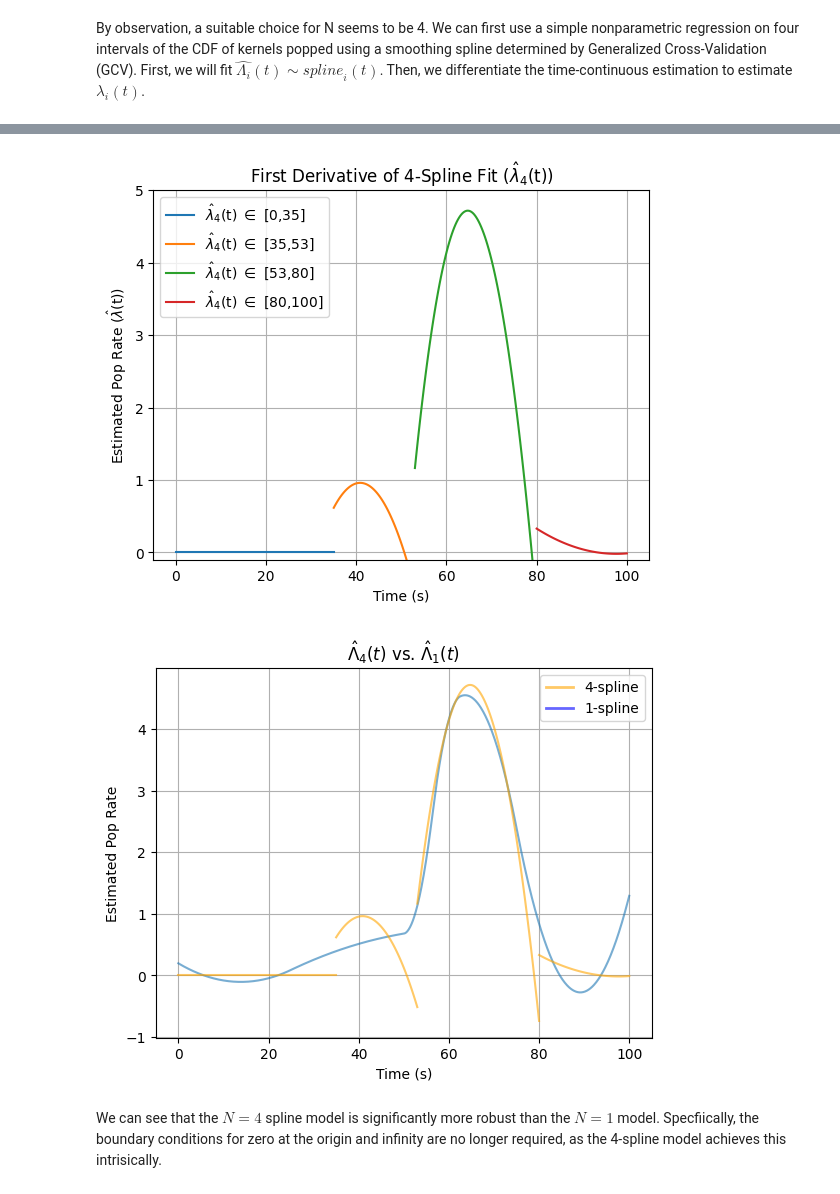
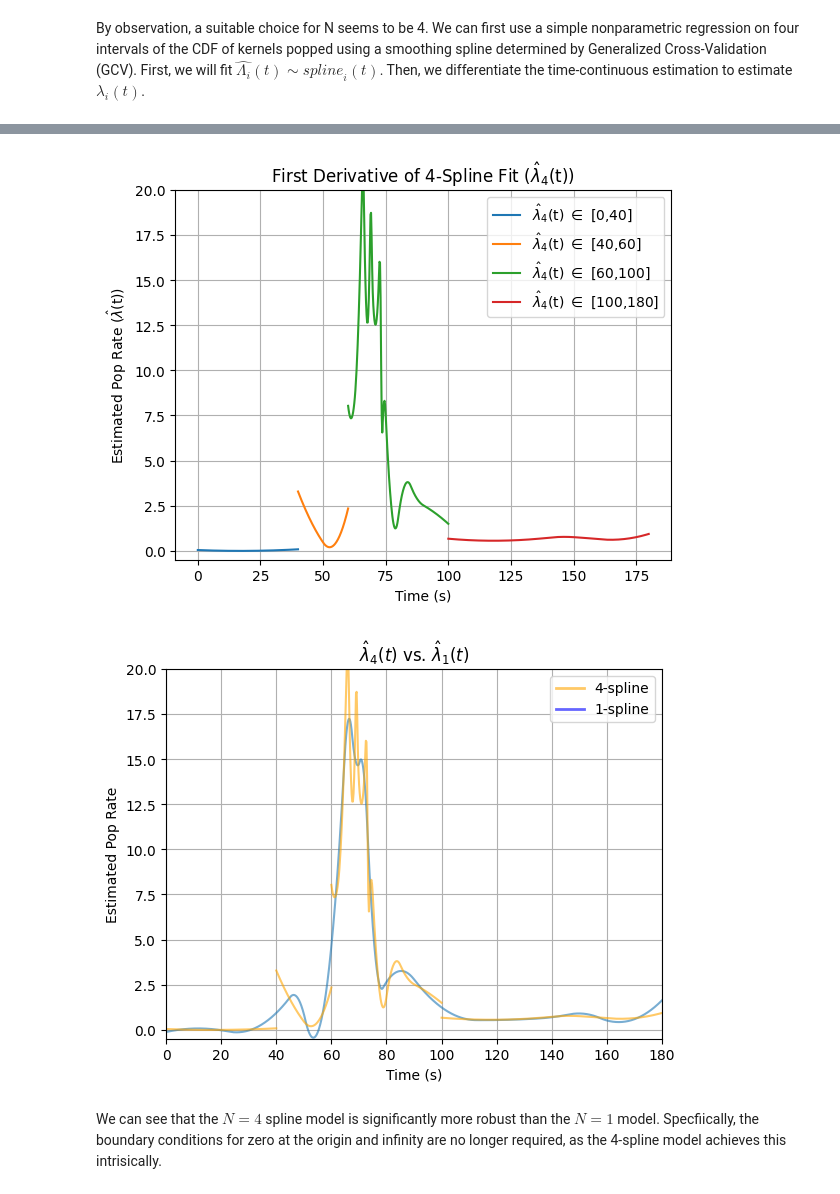
Before and after one commit to siddhantamberkar/popcorn, a Jupyter notebook: poisson-pops.ipynb, the cells around one changed output, grey strips where cells are left out. Cells and saved outputs as stored; diff of their text form; code cells hidden in the pictures.

Commit message:
hyperparameter-tuned spline fit

```diff
--- a/poisson-pops.ipynb
+++ b/poisson-pops.ipynb
@@ -34,17 +37,26 @@ plt.show
 # %%
 inter_pop = np.diff(pop_times) # interpopping waiting times
 np.max(pop_times)
-time = np.arange(0,100.1,0.1)
-pops = []
+time = np.arange(0,180.01,0.01)
+pops = [] # cumulative popped kernels
 count = 0
-
+resid = [] # residual unpopped kernels
+n = len(pop_times) # initial unpopped kernels
 # Cumulative Distribution Function (CDF) of Popped Kernels
 for t in time:
     s = sum(pops)
-    if np.any(np.isclose(pop_times,t, atol = 0.05)):
+    if np.any(np.isclose(pop_times,t, atol = 0.005)):
         count += 1
         pops.append(count)
     else:
         pops.append(count)
+
+# Residual Distribution Function of Unpopped Kernels
+for t in time:
+    if np.any(np.isclose(pop_times,t,atol = 0.005)):
+        n -= 1
+        resid.append(n)
+    else:
+        resid.append(n)
 # %%
 ## Discrete Cumulutive Disitrubtion Function (CDF) of Popped Kernels
@@ -78,14 +101,15 @@ $$
 Note that we cannot say that $X(t)$ is simply distributed as Poisson with rate $\lambda(t)$ but require the nuance of the cumulative intensity function, $\Lambda(t)$.
 # %%
 ## Discrete Cumulutive Disitrubtion Function (CDF) of Popped Kernels with Shading
-shaded_regions = [(0, 35),(35.3, 53),(53.4, 80),(80.3, 100)]
+shaded_regions = [(0, 40),(40.3, 60),(60.3, 100),(100.3, 180)]
 colors = ['#4a90e2', '#357ABD', '#2a5d9f', '#1e3f7d']
 for (start, end), color in zip(shaded_regions, colors):
     plt.axvspan(start, end, color=color, alpha=0.3)
 
-plt.scatter(time,pops, s = 20, color = "black")
+plt.scatter(time,pops, s = 5, color = "black")
 plt.xlabel("Time (s)")
 plt.ylabel("CKP(t)")
+plt.xlim(0,180)
 plt.title("Cumulative Kernels Popped Over Time with Phase Regions")
 plt.tight_layout()
 plt.show()
@@ -136,7 +162,7 @@ plt.show()
 # %%
 # non-parametric regression on cumulative counts using four smoothing splines
 # by observation, we select these four phase regions
-regions = [(0, 35),(35, 53),(53, 80),(80, 100)]
+regions = [(0, 40),(40, 60),(60, 100),(100, 180)]
 pops = np.array(pops) # doesnt require forced (0,0) condition since it's already more robust
 splines = []
 for (start, end) in regions:
@@ -145,15 +171,15 @@ for (start, end) in regions:
     splines.append((spline4, start, end))
 
 for spline, start, end in splines:
-    t_region = np.linspace(start, end, 100)
+    t_region = np.linspace(start, end, 180)
     plt.plot(t_region, spline(t_region), label=rf"$\hat{{\lambda}}_{4}$(t) $\in$ [{start},{end}]", linewidth = 2.5, alpha = 0.6)
 
 # Fit spline
-spline = UnivariateSpline(x, y, w=w)
 plt.plot(time, pops, color='k', alpha = 0.5, label = 'Observed')
 plt.title(r"$\hat{{\Lambda}}_{4}(t)$ vs. $\Lambda(t)$")
 plt.ylabel("Cumulative Kernels Popped")
 plt.xlabel("Time (s)")
+plt.xlim(0,180)
 plt.legend()
 plt.grid(True)
 plt.show()
@@ -164,7 +190,7 @@ plt.show()
 lambdas = [(spline4.derivative(), start, end) for spline4, start, end in splines]
 
 for deriv_spline, start, end in lambdas:
-    t_region = np.linspace(start, end, 100)
+    t_region = np.linspace(start, end, 180)
     plt.plot(t_region, deriv_spline(t_region), label=rf"$\hat{{\lambda}}_{4}$(t) $\in$ [{start},{end}]")
 
 plt.legend()
@@ -172,29 +198,31 @@ plt.title(r"First Derivative of 4-Spline Fit ($\hat{\lambda}_{4}$(t))")
 plt.xlabel("Time (s)")
 plt.ylabel(r'Estimated Pop Rate ($\hat{\lambda}$(t))')
 plt.grid()
-plt.ylim(-0.1,5)
+plt.ylim(-0.5,20)
 plt.show()
 # %% [output]
-[figure, old version]
+[figure, new version]
 # %%
 from matplotlib.lines import Line2D
 
 plt.plot(time, lambda_hat, label=r'$\hat{\lambda}(t)$', alpha = 0.6)
 for deriv_spline, start, end in lambdas:
-    t_region = np.linspace(start, end, 100)
+    t_region = np.linspace(start, end, 180)
     plt.plot(t_region, deriv_spline(t_region), label=rf"$\hat{{\lambda}}_{4}$(t) $\in$ [{start},{end}]", color = "orange", alpha = 0.6)
 custom_lines = [
     Line2D([0], [0], color='orange', lw=2, label="4-spline", alpha = 0.6),
     Line2D([0], [0], color='blue', lw=2, label="1-spline", alpha = 0.6)
 ]
 plt.legend(handles=custom_lines)
 plt.xlabel("Time (s)")
 plt.ylabel("Estimated Pop Rate")
-plt.title(r"$\hat{{\Lambda}}_{4}(t)$ vs. $\hat{{\Lambda}}_{1}(t)$")
+plt.title(r"$\hat{{\lambda}}_{4}(t)$ vs. $\hat{{\lambda}}_{1}(t)$")
+plt.ylim(-0.5,20)
+plt.xlim(0,180)
 plt.grid()
 plt.show()
 # %% [output]
-[figure, old version]
+[figure, new version]
 # %% [markdown]
 We can see that the $N = 4$ spline model is significantly more robust than the $N = 1$ model. Specfiically, the boundary conditions for zero at the origin and infinity  are no longer required, as the 4-spline model achieves this intrisically.
 # %% [markdown]
```
Also changed, not shown: parts of 12 cells of this notebook, 7 other files.
